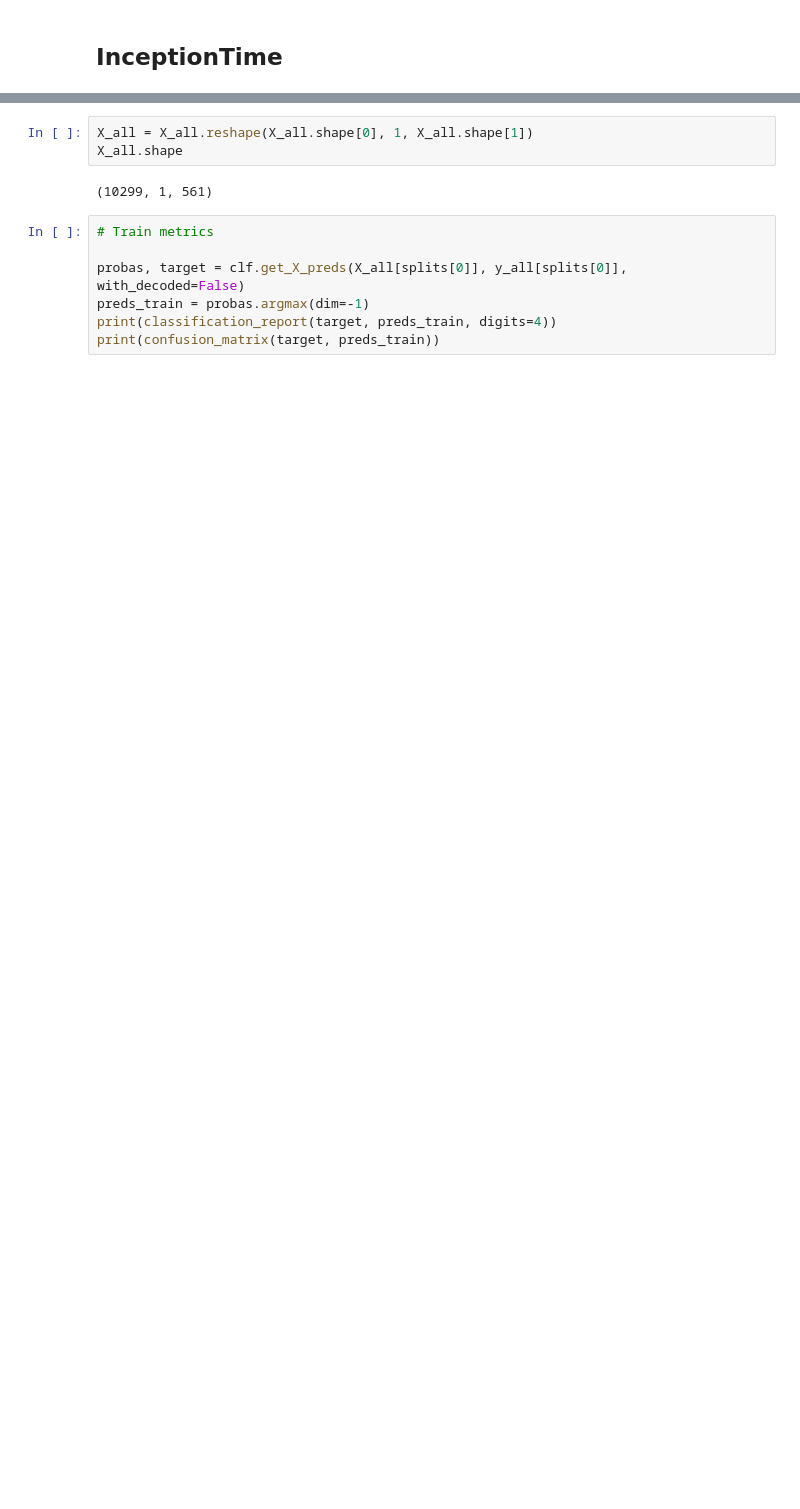
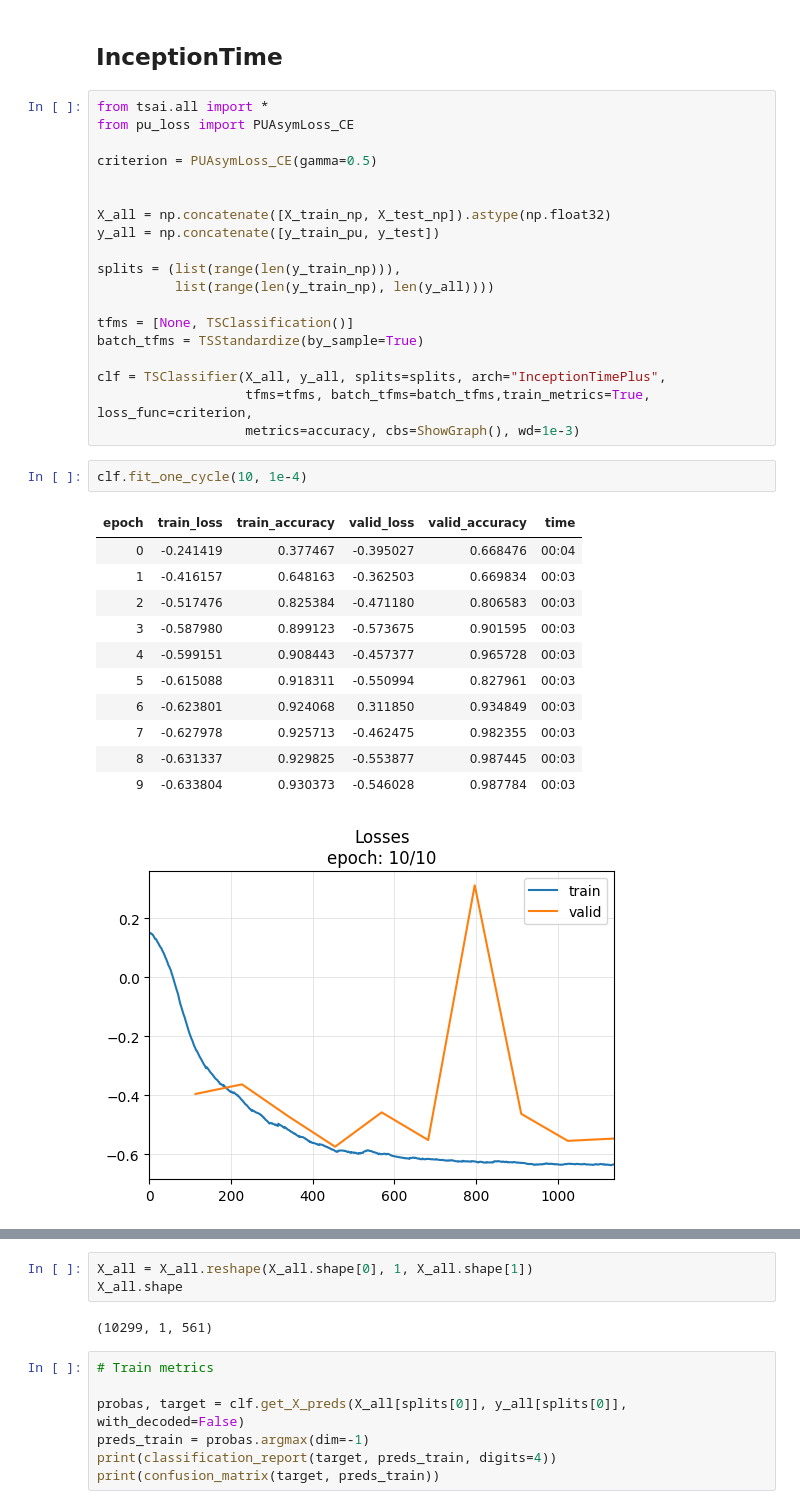
Before and after one commit to darosali/har-pu-learning, a Jupyter notebook: har_pu.ipynb, the cells around one changed output, grey strips where cells are left out. Saved outputs shown, nothing was run; the diff lists cells and outputs as text; blank space fills up the shorter version.

```diff
--- a/har_pu.ipynb
+++ b/har_pu.ipynb
@@ -643,2 +1138,36 @@ torch.save(model_mamba.state_dict, "models/har_mamba_crossentropy.pth")
 # %% [markdown]
 ## InceptionTime
+# %%
+from tsai.all import *
+from pu_loss import PUAsymLoss_CE
+
+criterion = PUAsymLoss_CE(gamma=0.5)
+
+
+X_all = np.concatenate([X_train_np, X_test_np]).astype(np.float32)
+y_all = np.concatenate([y_train_pu, y_test])
+
+splits = (list(range(len(y_train_np))),
+          list(range(len(y_train_np), len(y_all))))
+
+tfms = [None, TSClassification()]
+batch_tfms = TSStandardize(by_sample=True)
+
+clf = TSClassifier(X_all, y_all, splits=splits, arch="InceptionTimePlus",
+                   tfms=tfms, batch_tfms=batch_tfms,train_metrics=True, loss_func=criterion,
+                   metrics=accuracy, cbs=ShowGraph(), wd=1e-3)
+# %%
+clf.fit_one_cycle(10, 1e-4)
+# %% [output]
+| epoch | train_loss | train_accuracy | valid_loss | valid_accuracy | time |
+| 0 | -0.241419 | 0.377467 | -0.395027 | 0.668476 | 00:04 |
+| 1 | -0.416157 | 0.648163 | -0.362503 | 0.669834 | 00:03 |
+| 2 | -0.517476 | 0.825384 | -0.471180 | 0.806583 | 00:03 |
+| 3 | -0.587980 | 0.899123 | -0.573675 | 0.901595 | 00:03 |
+| 4 | -0.599151 | 0.908443 | -0.457377 | 0.965728 | 00:03 |
+| 5 | -0.615088 | 0.918311 | -0.550994 | 0.827961 | 00:03 |
+| 6 | -0.623801 | 0.924068 | 0.311850 | 0.934849 | 00:03 |
+| 7 | -0.627978 | 0.925713 | -0.462475 | 0.982355 | 00:03 |
+| 8 | -0.631337 | 0.929825 | -0.553877 | 0.987445 | 00:03 |
+| 9 | -0.633804 | 0.930373 | -0.546028 | 0.987784 | 00:03 |
+[figure, added]
```
Also changed, not shown: parts of 76 cells of this notebook, 3 other files.
